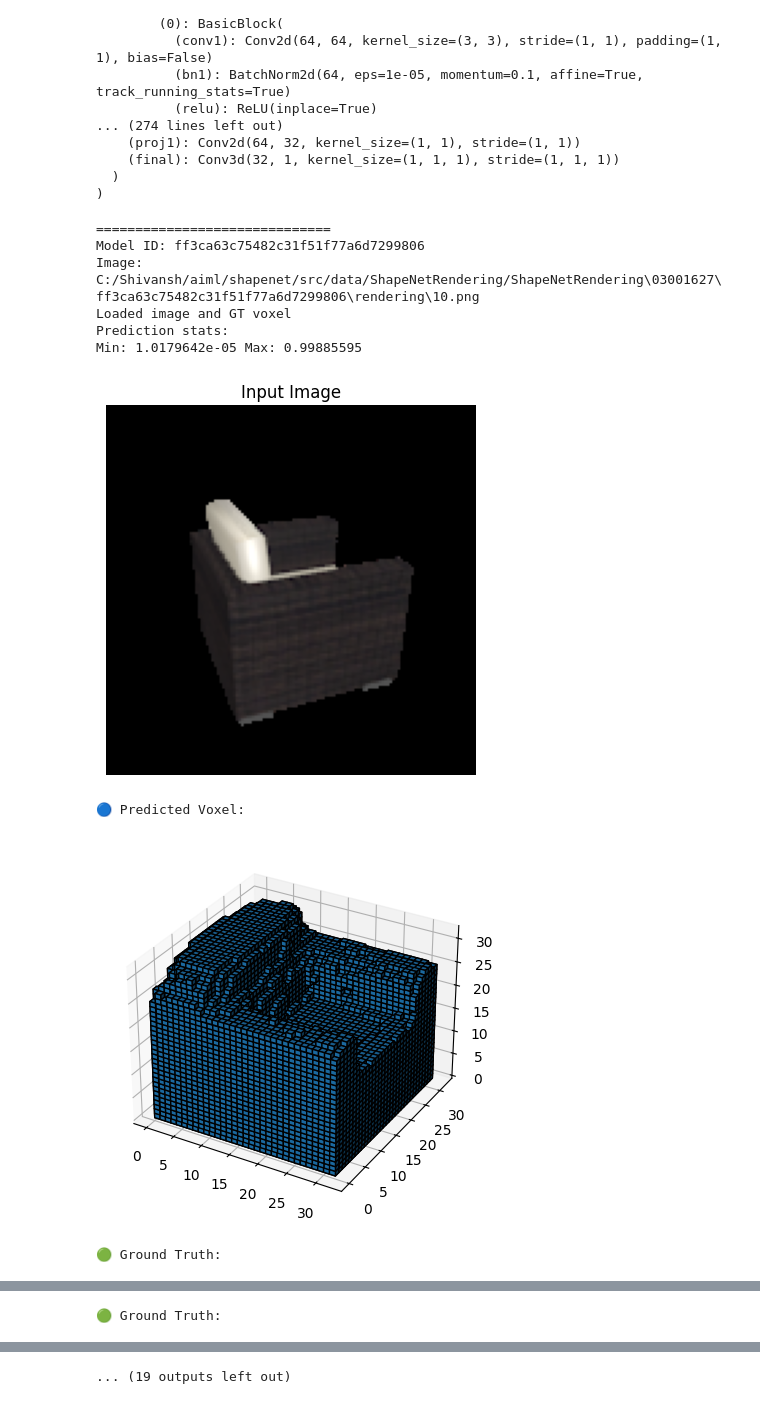
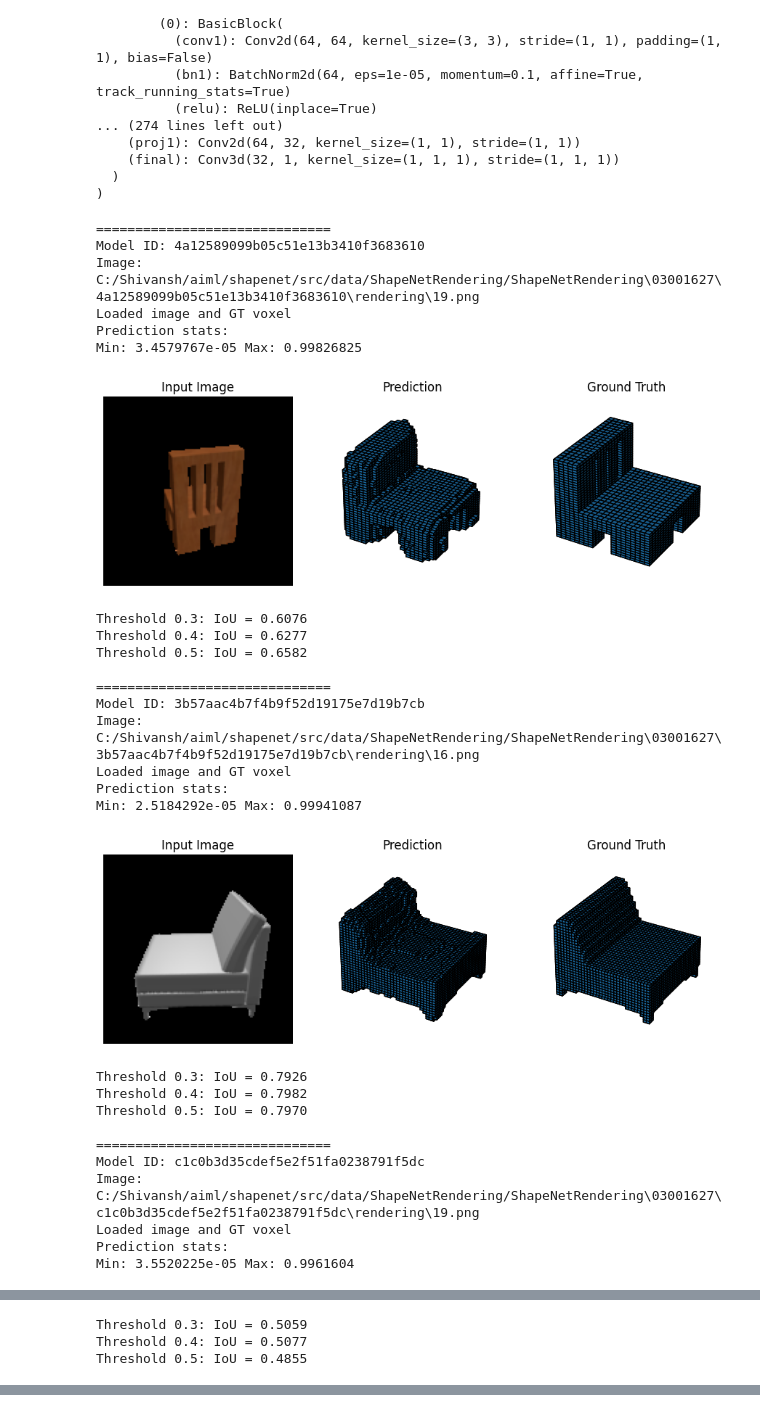
Before and after one commit to Singhania2004/Shapenet_2d_to_voxels_cnn, a Jupyter notebook: notebooks/inference_voxels.ipynb, the cells around one changed output, grey strips where cells are left out. Saved outputs shown, nothing was run; the diff lists cells and outputs as text; code cells hidden in the pictures.

```diff
--- a/notebooks/inference_voxels.ipynb
+++ b/notebooks/inference_voxels.ipynb
@@ -64,19 +64,16 @@ transform = transforms.Compose([
 
 #     plt.show()
 
-def show_voxel(voxel, threshold=0.4, binary=True):
+def show_voxel(voxel, ax, threshold=0.4, binary=True, title=""):
     voxel = voxel.squeeze()
-    voxel = np.rot90(voxel, k=1, axes=(1, 2))  # (y, z)
+    voxel = np.rot90(voxel, k=1, axes=(1, 2))
 
     if binary:
         voxel = (voxel > threshold)
 
-    fig = plt.figure()
-    ax = fig.add_subplot(projection='3d')
-
     ax.voxels(voxel, edgecolor='k')
-
-    plt.show()
+    ax.set_title(title)
+    ax.set_axis_off()
 
 def compute_iou(pred, target, threshold=0.4):
     pred = (pred > threshold).astype(np.float32)
@@ -179,46 +120,72 @@ for model_id in random_models:
     import numpy as np
     from src.utils import binvox_rw
 
     # 🔥 Load GT voxel
     with open(voxel_path, 'rb') as f:
         gt_voxel = binvox_rw.read_as_3d_array(f).data.astype(np.float32)
 
     gt_voxel = np.expand_dims(gt_voxel, axis=(0,1))  # fix shape
 
     print("Loaded image and GT voxel")
 
     # 🔥 Prediction
     with torch.no_grad():
         logits = model(image_tensor)
         pred_voxel = torch.sigmoid(logits).cpu().numpy()
 
     print("Prediction stats:")
     print("Min:", pred_voxel.min(), "Max:", pred_voxel.max())
 
     # 🔥 Visualization
-    plt.imshow(image)
-    plt.title("Input Image")
-    plt.axis("off")
+    fig = plt.figure(figsize=(9, 3))
+
+    # 🖼️ Input Image
+    ax1 = fig.add_subplot(1, 3, 1)
+    ax1.imshow(image)
+    ax1.set_title("Input Image")
+    ax1.axis("off")
+
+    # 🔵 Predicted Voxel
+    ax2 = fig.add_subplot(1, 3, 2, projection='3d')
+    show_voxel(pred_voxel[0], ax2, threshold=0.4, title="Prediction")
+
+    # 🟢 Ground Truth
+    ax3 = fig.add_subplot(1, 3, 3, projection='3d')
+    show_voxel(gt_voxel[0], ax3, threshold=0.5, title="Ground Truth")
+
+    plt.tight_layout()
     plt.show()
-
-    print("🔵 Predicted Voxel:")
-    show_voxel(pred_voxel[0], threshold=0.4)
-
-    print("🟢 Ground Truth:")
-    show_voxel(gt_voxel[0], threshold=0.5)
 
     # 🔥 IoU at multiple thresholds
     for t in [0.3, 0.4, 0.5]:
         iou = compute_iou(pred_voxel[0], gt_voxel[0], threshold=t)
         print(f"Threshold {t}: IoU = {iou:.4f}")
 # %% [output]
 ==============================
-Model ID: ff3ca63c75482c31f51f77a6d7299806
-Image: C:/Shivansh/aiml/shapenet/src/data/ShapeNetRendering/ShapeNetRendering\03001627\ff3ca63c75482c31f51f77a6d7299806\rendering\10.png
+Model ID: 4a12589099b05c51e13b3410f3683610
+Image: C:/Shivansh/aiml/shapenet/src/data/ShapeNetRendering/ShapeNetRendering\03001627\4a12589099b05c51e13b3410f3683610\rendering\19.png
 Loaded image and GT voxel
 Prediction stats:
-Min: 1.0179642e-05 Max: 0.99885595
+Min: 3.4579767e-05 Max: 0.99826825
-[figure, old version]
+[figure, new version]
-🔵 Predicted Voxel:
+Threshold 0.3: IoU = 0.6076
+Threshold 0.4: IoU = 0.6277
+Threshold 0.5: IoU = 0.6582
+
+==============================
+Model ID: 3b57aac4b7f4b9f52d19175e7d19b7cb
+Image: C:/Shivansh/aiml/shapenet/src/data/ShapeNetRendering/ShapeNetRendering\03001627\3b57aac4b7f4b9f52d19175e7d19b7cb\rendering\16.png
+Loaded image and GT voxel
+Prediction stats:
+Min: 2.5184292e-05 Max: 0.99941087
-[figure, old version]
+[figure, new version]
-🟢 Ground Truth:
+Threshold 0.3: IoU = 0.7926
+Threshold 0.4: IoU = 0.7982
+Threshold 0.5: IoU = 0.7970
+
+==============================
+Model ID: c1c0b3d35cdef5e2f51fa0238791f5dc
+Image: C:/Shivansh/aiml/shapenet/src/data/ShapeNetRendering/ShapeNetRendering\03001627\c1c0b3d35cdef5e2f51fa0238791f5dc\rendering\19.png
+Loaded image and GT voxel
+Prediction stats:
+Min: 3.5520225e-05 Max: 0.9961604
@@ -239 +215,3 @@ Min: 3.5746096e-05 Max: 0.9904152
-🟢 Ground Truth:
+Threshold 0.3: IoU = 0.5059
+Threshold 0.4: IoU = 0.5077
+Threshold 0.5: IoU = 0.4855
@@ -241 +217,0 @@ Min: 3.5746096e-05 Max: 0.9904152
-... (19 outputs left out)
```
Also changed, not shown: parts of 2 cells of this notebook, 5 other files.
